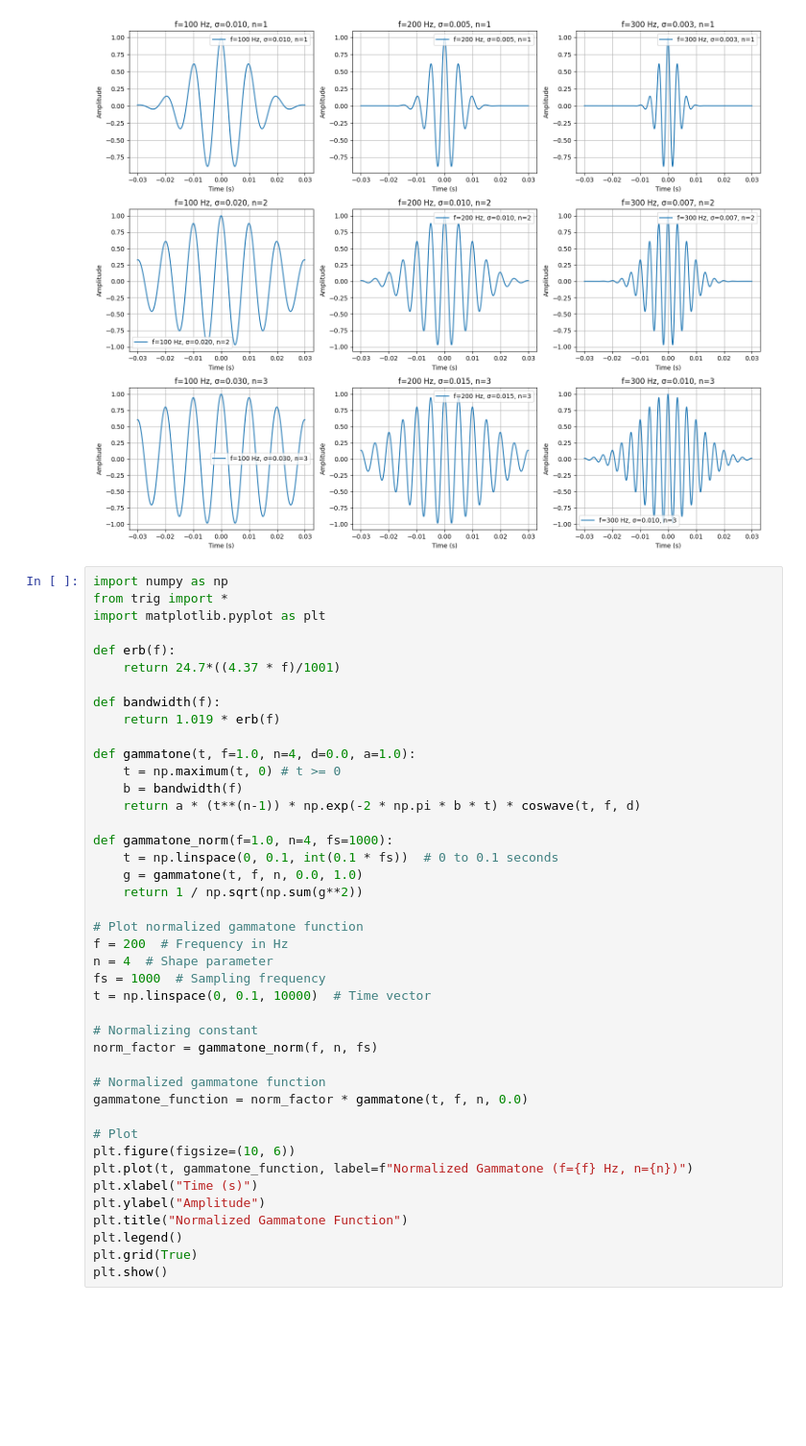
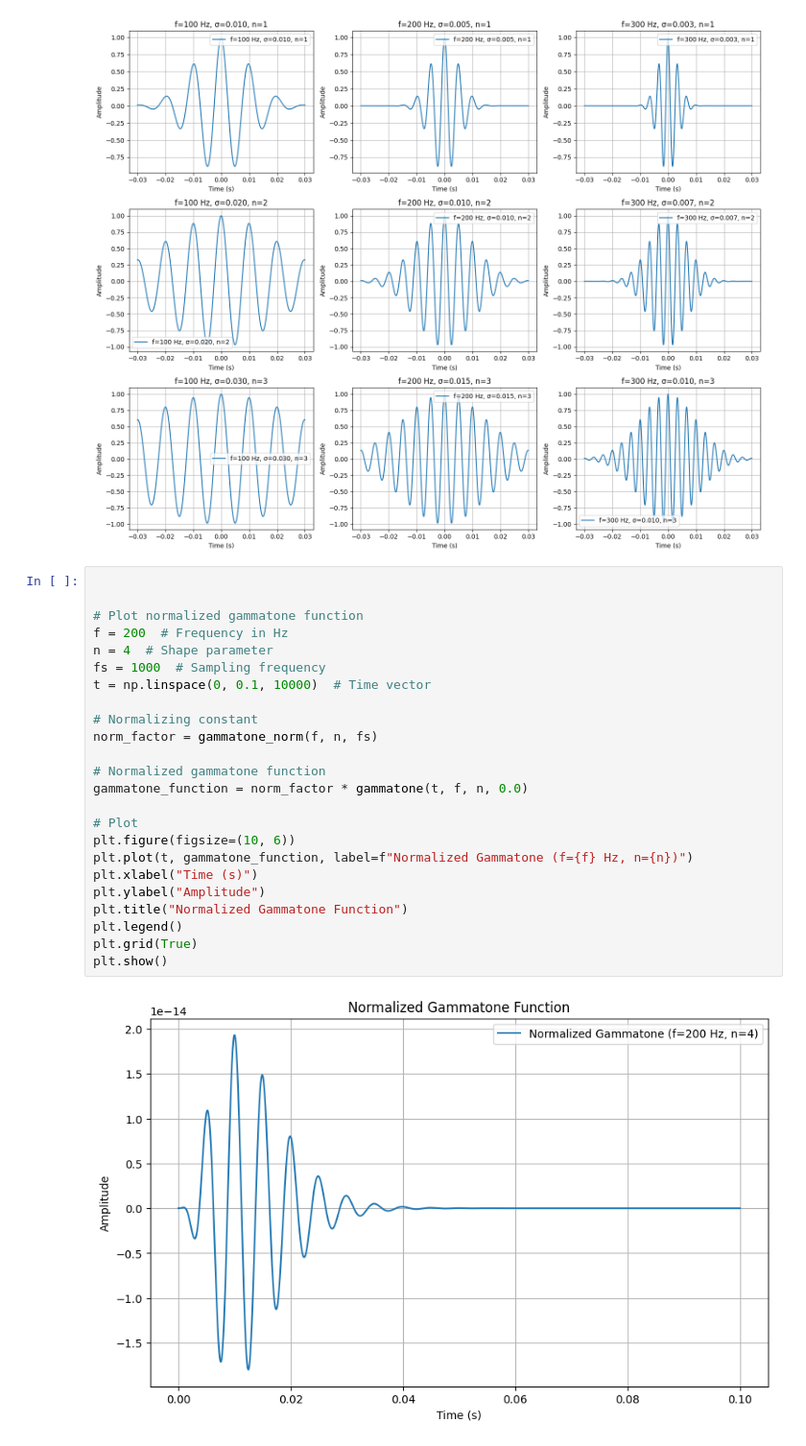
Before and after one commit to RyanL72/CSDS_364, a Jupyter notebook: Assignment_A1b/A1b_rhl72.ipynb, the cells around one changed output. Shown at 96% size. Drawn from its saved outputs; the diff is of its cells as text; blank space fills up the shorter version.

```diff
--- a/Assignment_A1b/A1b_rhl72.ipynb
+++ b/Assignment_A1b/A1b_rhl72.ipynb
@@ -143,45 +146,29 @@ create_gabor_grid(frequencies, width_factors, samples_per_period)
 # %% [output]
 [figure]
 # %%
-import numpy as np
-from trig import *
-import matplotlib.pyplot as plt
 
-def erb(f):
-    return 24.7*((4.37 * f)/1001)
-
-def bandwidth(f):
-    return 1.019 * erb(f)
-
-def gammatone(t, f=1.0, n=4, d=0.0, a=1.0):
-    t = np.maximum(t, 0) # t >= 0
-    b = bandwidth(f)
-    return a * (t**(n-1)) * np.exp(-2 * np.pi * b * t) * coswave(t, f, d)
-
-def gammatone_norm(f=1.0, n=4, fs=1000):
-    t = np.linspace(0, 0.1, int(0.1 * fs))  # 0 to 0.1 seconds
-    g = gammatone(t, f, n, 0.0, 1.0)
-    return 1 / np.sqrt(np.sum(g**2))
 
 # Plot normalized gammatone function
 f = 200  # Frequency in Hz
 n = 4  # Shape parameter
 fs = 1000  # Sampling frequency
 t = np.linspace(0, 0.1, 10000)  # Time vector
 
 # Normalizing constant
 norm_factor = gammatone_norm(f, n, fs)
 
 # Normalized gammatone function
 gammatone_function = norm_factor * gammatone(t, f, n, 0.0)
 
 # Plot
 plt.figure(figsize=(10, 6))
 plt.plot(t, gammatone_function, label=f"Normalized Gammatone (f={f} Hz, n={n})")
 plt.xlabel("Time (s)")
 plt.ylabel("Amplitude")
 plt.title("Normalized Gammatone Function")
 plt.legend()
 plt.grid(True)
 plt.show()
+# %% [output]
+[figure, added]
 # %%
```
Also changed, not shown: parts of 8 cells of this notebook, 3 other files.
